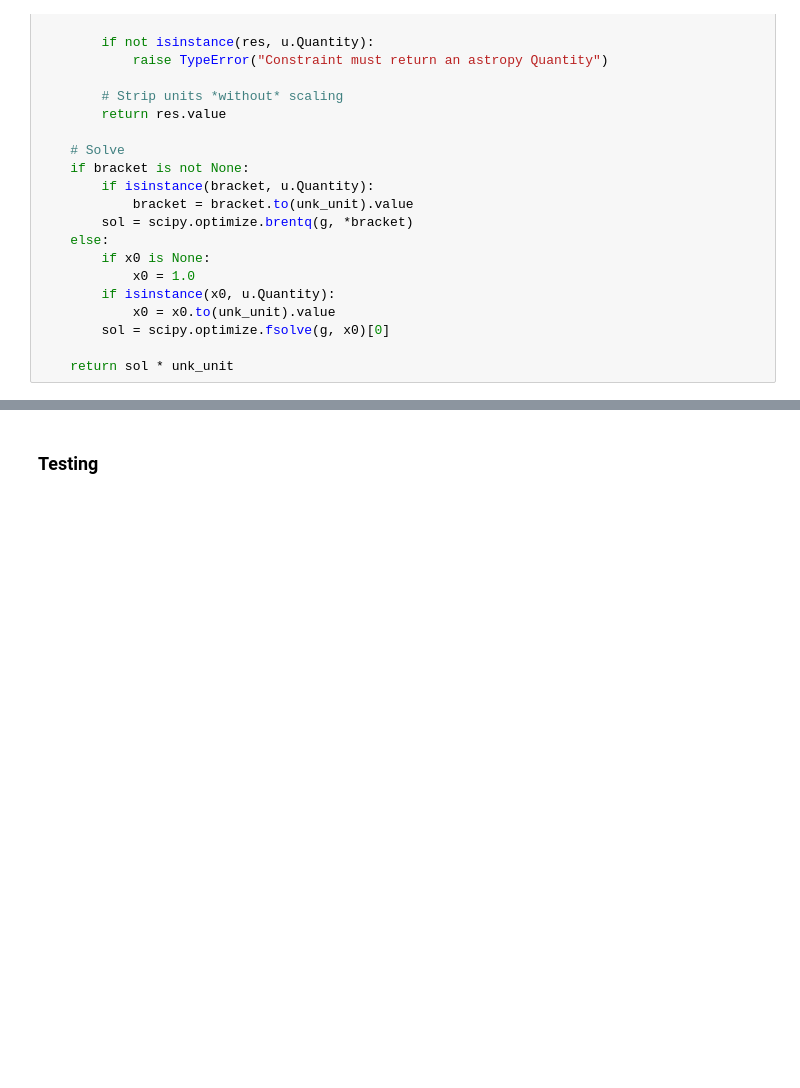
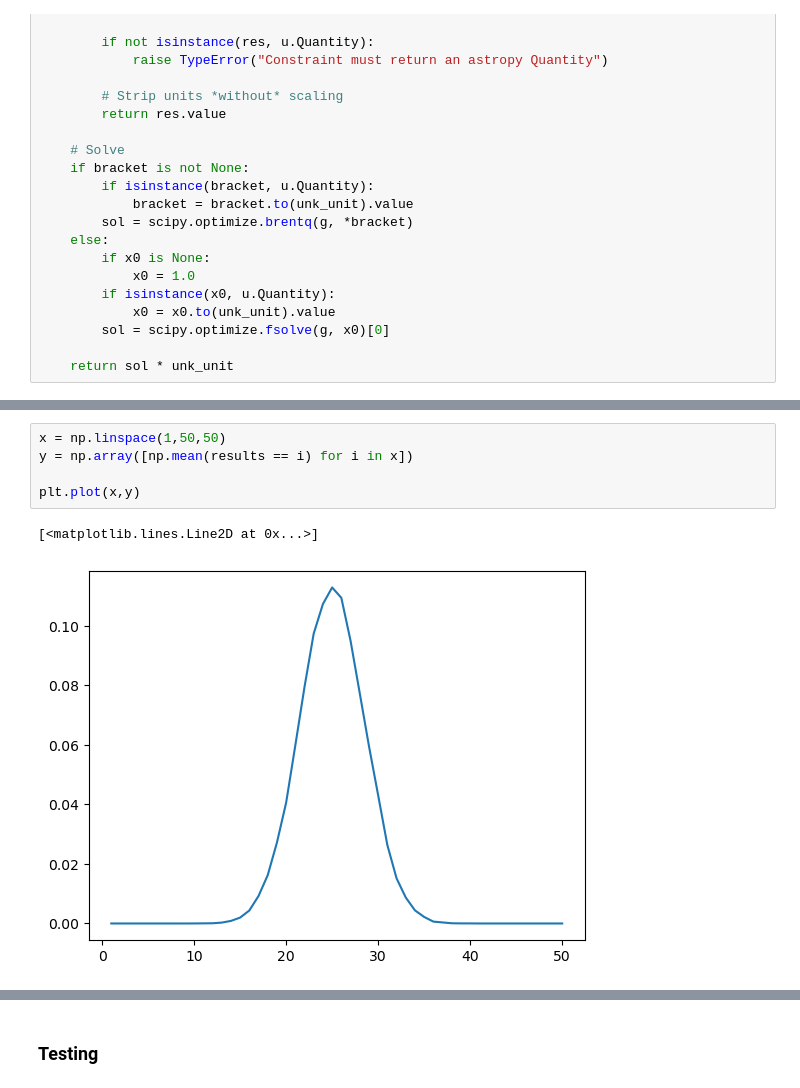
Before and after one commit to LatioAstro/Practice, a Jupyter notebook: AstroFunctions.ipynb, the cells around one changed output, grey strips where cells are left out. Drawn from its saved outputs; the diff is of its cells as text; blank space fills up the shorter version.

```diff
--- a/AstroFunctions.ipynb
+++ b/AstroFunctions.ipynb
@@ -373,0 +465,8 @@ def spherical_volume(R):
+# %%
+x = np.linspace(1,50,50)
+y = np.array([np.mean(results == i) for i in x])
+
+plt.plot(x,y)
+# %% [output]
+[<matplotlib.lines.Line2D at 0x...>]
+[figure, added]
```
Also changed, not shown: parts of 13 cells of this notebook, 18 other files.
